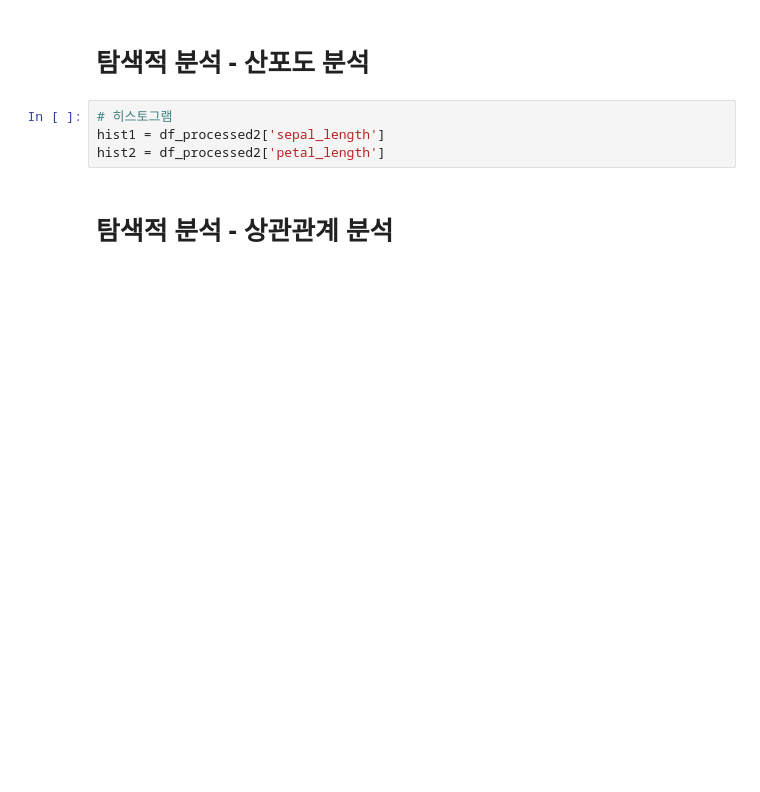
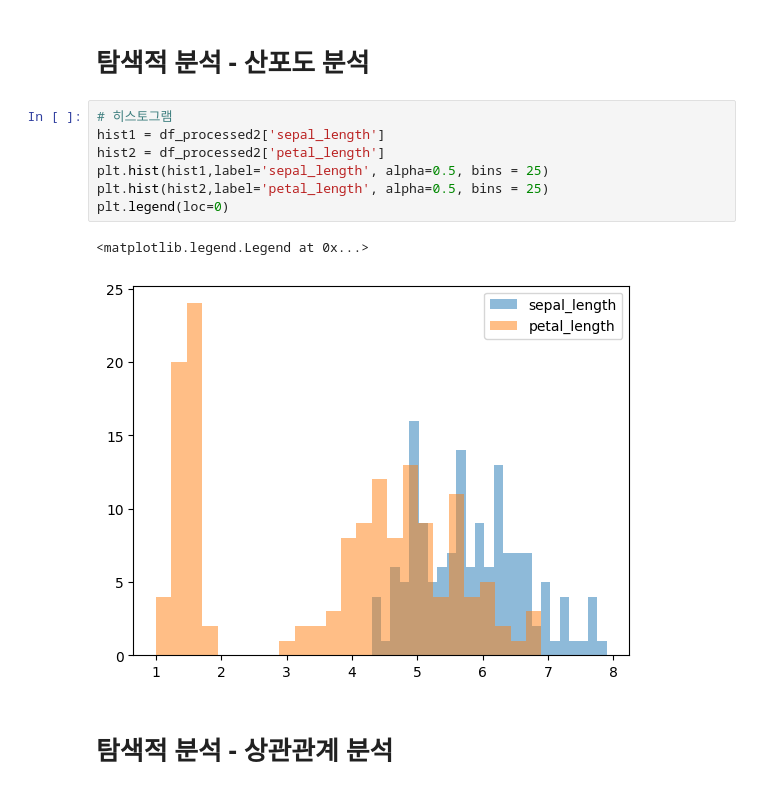
Before and after one commit to Hataeju/DATAPREPROCESSING, a Jupyter notebook: 전처리.ipynb, the cells around one changed output. Cells and saved outputs as stored; diff of their text form; blank space fills up the shorter version.

```diff
--- a/전처리.ipynb
+++ b/전처리.ipynb
@@ -373,9 +391,15 @@ Text(0.5, 1.0, 'Min-Max scaled data')
 # %% [markdown]
 # 탐색적 분석 - 산포도 분석
-# %%
-# 히스토그램
-hist1 = df_processed2['sepal_length']
-hist2 = df_processed2['petal_length']
+# %%
+# 히스토그램
+hist1 = df_processed2['sepal_length']
+hist2 = df_processed2['petal_length']
+plt.hist(hist1,label='sepal_length', alpha=0.5, bins = 25)
+plt.hist(hist2,label='petal_length', alpha=0.5, bins = 25)
+plt.legend(loc=0)
+# %% [output]
+<matplotlib.legend.Legend at 0x...>
+[figure, added]
 # %% [markdown]
 # 탐색적 분석 - 상관관계 분석
 # %%
```
Also changed, not shown: parts of 6 cells of this notebook.
